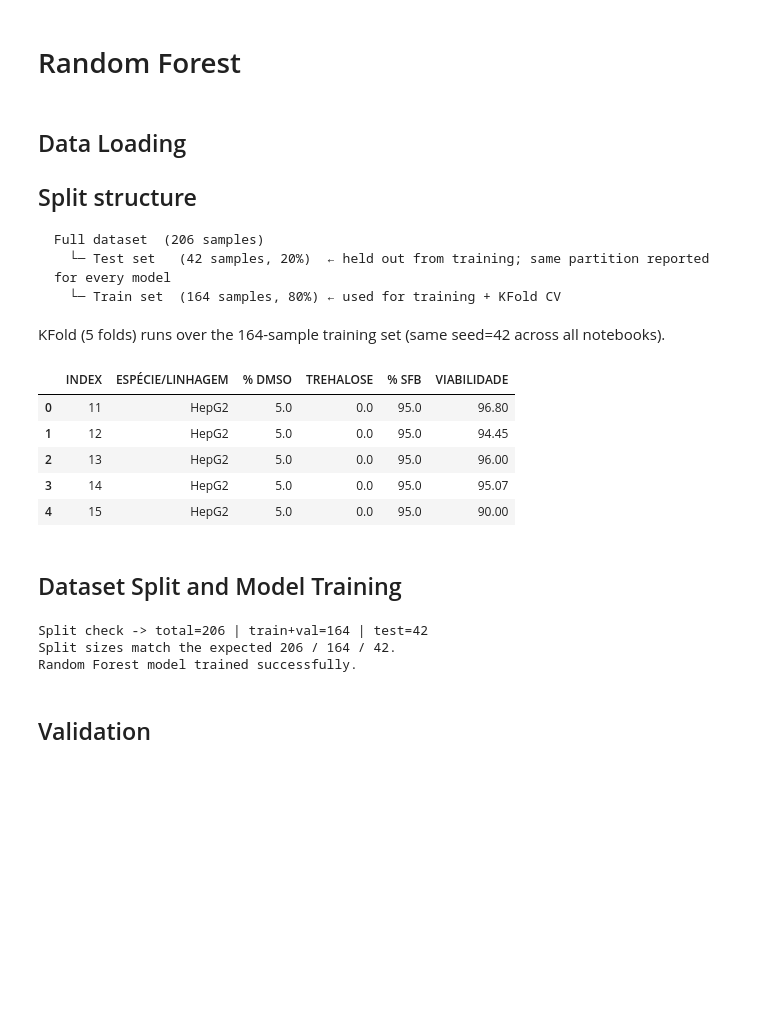
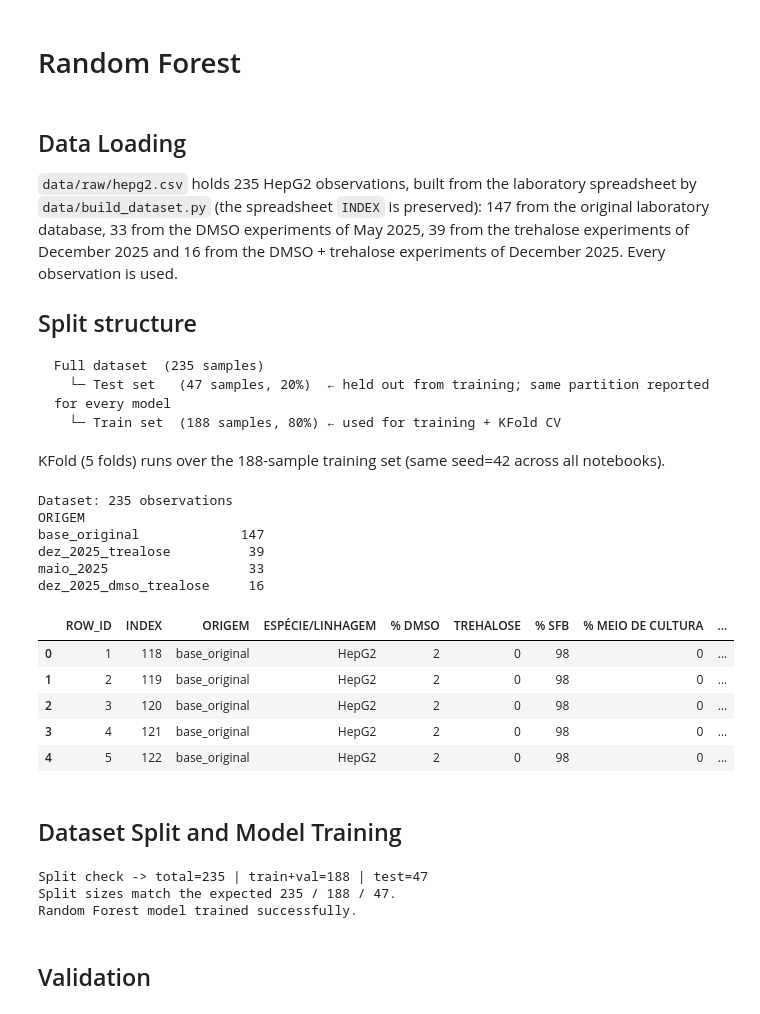
Before and after one commit to alenarth/hepato_cryo_ai, a Jupyter notebook: notebooks/01_random_forest.ipynb, the cells around one changed output. Drawn from its saved outputs; the diff is of its cells as text; code cells hidden in the pictures; blank space fills up the shorter version.

````diff
--- a/notebooks/01_random_forest.ipynb
+++ b/notebooks/01_random_forest.ipynb
@@ -26,31 +26,42 @@ plt.rcParams.update({'font.size': 12})
 # %% [markdown]
 ## Data Loading
 
+`data/raw/hepg2.csv` holds 235 HepG2 observations, built from the laboratory spreadsheet by
+`data/build_dataset.py` (the spreadsheet `INDEX` is preserved): 147 from the original laboratory
+database, 33 from the DMSO experiments of May 2025, 39 from the trehalose experiments of
+December 2025 and 16 from the DMSO + trehalose experiments of December 2025. Every observation
+is used.
+
 ## Split structure
 ```
-Full dataset  (206 samples)
-  └─ Test set   (42 samples, 20%)  ← held out from training; same partition reported for every model
-  └─ Train set  (164 samples, 80%) ← used for training + KFold CV
+Full dataset  (235 samples)
+  └─ Test set   (47 samples, 20%)  ← held out from training; same partition reported for every model
+  └─ Train set  (188 samples, 80%) ← used for training + KFold CV
 ```
-KFold (5 folds) runs over the 164-sample training set (same seed=42 across all notebooks).
+KFold (5 folds) runs over the 188-sample training set (same seed=42 across all notebooks).
 # %%
 csv_path = '../data/raw/hepg2.csv'
 df = pd.read_csv(csv_path)
-# Exclude the 10 measurements at 2% DMSO (original INDEX 1-10): they were not
-# collected in our laboratory, and 2% DMSO is not used in our experimental protocols.
-df = df[df['% DMSO'] != 2.0].reset_index(drop=True)
+print(f'Dataset: {len(df)} observations')
+print(df['ORIGEM'].value_counts().to_string())
 
 display(df.head())
 
 X = df[['% DMSO', 'TREHALOSE']]
 y = df['VIABILIDADE']
 # %% [output]
+Dataset: 235 observations
+ORIGEM
+base_original             147
+dez_2025_trealose          39
+maio_2025                  33
+dez_2025_dmso_trealose     16
-|  | INDEX | ESPÉCIE/LINHAGEM | % DMSO | TREHALOSE | % SFB | VIABILIDADE |
-| 0 | 11 | HepG2 | 5.0 | 0.0 | 95.0 | 96.80 |
-| 1 | 12 | HepG2 | 5.0 | 0.0 | 95.0 | 94.45 |
-| 2 | 13 | HepG2 | 5.0 | 0.0 | 95.0 | 96.00 |
-| 3 | 14 | HepG2 | 5.0 | 0.0 | 95.0 | 95.07 |
-| 4 | 15 | HepG2 | 5.0 | 0.0 | 95.0 | 90.00 |
+|  | ROW_ID | INDEX | ORIGEM | ESPÉCIE/LINHAGEM | % DMSO | TREHALOSE | % SFB | % MEIO DE CULTURA | ... |
+| 0 | 1 | 118 | base_original | HepG2 | 2 | 0 | 98 | 0 | ... |
+| 1 | 2 | 119 | base_original | HepG2 | 2 | 0 | 98 | 0 | ... |
+| 2 | 3 | 120 | base_original | HepG2 | 2 | 0 | 98 | 0 | ... |
+| 3 | 4 | 121 | base_original | HepG2 | 2 | 0 | 98 | 0 | ... |
+| 4 | 5 | 122 | base_original | HepG2 | 2 | 0 | 98 | 0 | ... |
 # %% [markdown]
 ## Dataset Split and Model Training
 # %%
@@ -59,21 +70,21 @@ X_train, X_test, y_train, y_test = train_test_split(
     X, y, test_size=0.2, random_state=SEED
 )
 
-# Guard: the whole analysis assumes the 206-sample dataset. Fail loudly if the
+# Guard: the whole analysis assumes the 235-sample dataset. Fail loudly if the
 # split sizes ever drift instead of silently reporting numbers for other data.
-EXPECTED = {'total': 206, 'trainval': 164, 'test': 42}
+EXPECTED = {'total': 235, 'trainval': 188, 'test': 47}
 actual = {'total': len(df), 'trainval': len(X_train), 'test': len(X_test)}
 print(f'Split check -> total={actual["total"]} | train+val={actual["trainval"]} | test={actual["test"]}')
 assert actual == EXPECTED, f'Unexpected split sizes: {actual} != {EXPECTED}'
-print('Split sizes match the expected 206 / 164 / 42.')
+print('Split sizes match the expected 235 / 188 / 47.')
 
 rf_model = RandomForestRegressor(n_estimators=200, random_state=SEED)
 rf_model.fit(X_train, y_train)
 
 print('Random Forest model trained successfully.')
 # %% [output]
-Split check -> total=206 | train+val=164 | test=42
-Split sizes match the expected 206 / 164 / 42.
+Split check -> total=235 | train+val=188 | test=47
+Split sizes match the expected 235 / 188 / 47.
 Random Forest model trained successfully.
 # %% [markdown]
 ## Validation
````
Also changed, not shown: parts of 7 cells of this notebook, 33 other files.
